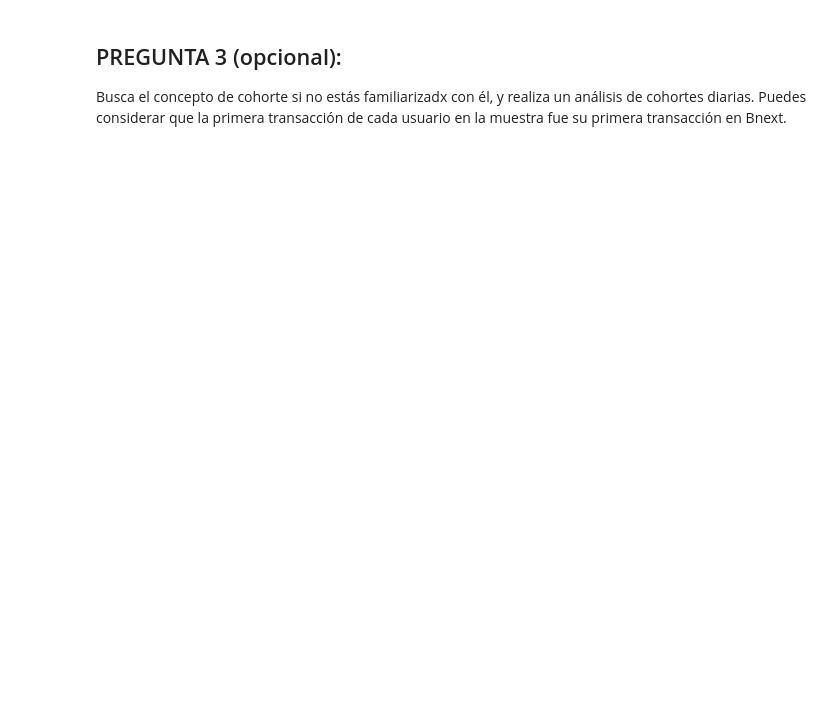
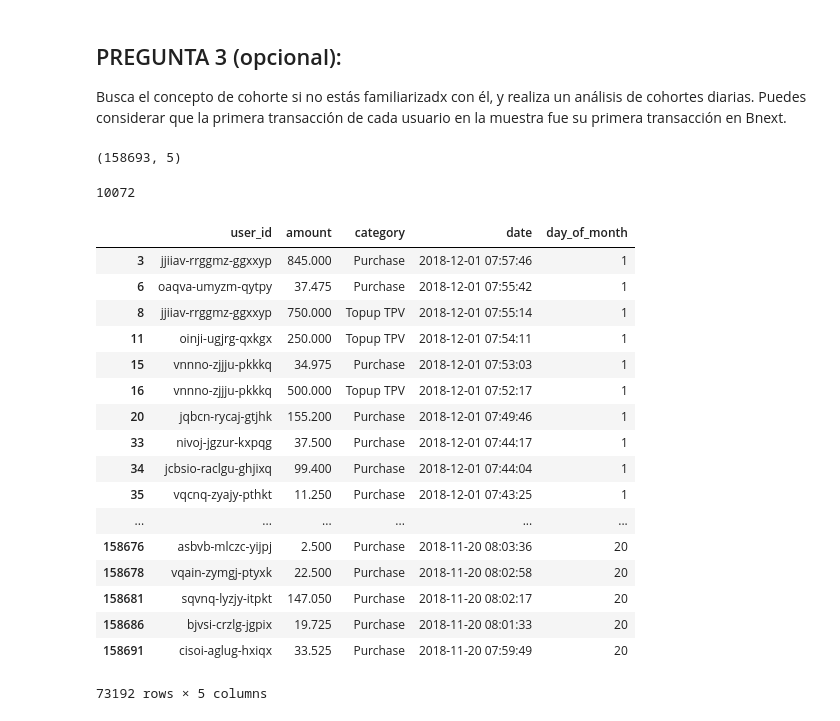
Before and after one commit to albertogcmr/fintech-technical-test, a Jupyter notebook: main.ipynb, the cells around one changed output. Saved outputs shown, nothing was run; the diff lists cells and outputs as text; code cells hidden in the pictures; blank space fills up the shorter version.

```diff
--- a/main.ipynb
+++ b/main.ipynb
@@ -251,0 +259,37 @@ Busca el concepto de cohorte si no estás familiarizadx con él, y realiza un an
+# %%
+# analizaremos dos grupos de entre los que han consumido durante el Black Friday.
+# el percentil 50 que ha gastado menos en el black friday
+# y el otro que ha gastado más
+df['day_of_month'] = df.date.apply(lambda x: x.day)
+
+# usuarios que han gastado en el blackfriday
+usuarios_bf = df[(df['category']=="Purchase") & (df['day_of_month']==23)].user_id.unique()# .groupby(['user_id', 'day_of_month']).sum()
+# %%
+df.shape
+# %% [output]
+(158693, 5)
+# %%
+len(usuarios_bf)
+# %% [output]
+10072
+# %%
+df[df['user_id'].isin(usuarios_bf)]
+# %% [output]
+|  | user_id | amount | category | date | day_of_month |
+| 3 | jjiiav-rrggmz-ggxxyp | 845.000 | Purchase | 2018-12-01 07:57:46 | 1 |
+| 6 | oaqva-umyzm-qytpy | 37.475 | Purchase | 2018-12-01 07:55:42 | 1 |
+| 8 | jjiiav-rrggmz-ggxxyp | 750.000 | Topup TPV | 2018-12-01 07:55:14 | 1 |
+| 11 | oinji-ugjrg-qxkgx | 250.000 | Topup TPV | 2018-12-01 07:54:11 | 1 |
+| 15 | vnnno-zjjju-pkkkq | 34.975 | Purchase | 2018-12-01 07:53:03 | 1 |
+| 16 | vnnno-zjjju-pkkkq | 500.000 | Topup TPV | 2018-12-01 07:52:17 | 1 |
+| 20 | jqbcn-rycaj-gtjhk | 155.200 | Purchase | 2018-12-01 07:49:46 | 1 |
+| 33 | nivoj-jgzur-kxpqg | 37.500 | Purchase | 2018-12-01 07:44:17 | 1 |
+| 34 | jcbsio-raclgu-ghjixq | 99.400 | Purchase | 2018-12-01 07:44:04 | 1 |
+| 35 | vqcnq-zyajy-pthkt | 11.250 | Purchase | 2018-12-01 07:43:25 | 1 |
+| ... | ... | ... | ... | ... | ... |
+| 158676 | asbvb-mlczc-yijpj | 2.500 | Purchase | 2018-11-20 08:03:36 | 20 |
+| 158678 | vqain-zymgj-ptyxk | 22.500 | Purchase | 2018-11-20 08:02:58 | 20 |
+| 158681 | sqvnq-lyzjy-itpkt | 147.050 | Purchase | 2018-11-20 08:02:17 | 20 |
+| 158686 | bjvsi-crzlg-jgpix | 19.725 | Purchase | 2018-11-20 08:01:33 | 20 |
+| 158691 | cisoi-aglug-hxiqx | 33.525 | Purchase | 2018-11-20 07:59:49 | 20 |
+73192 rows × 5 columns
```
Also changed, not shown: parts of 12 cells of this notebook, 1 other file.
